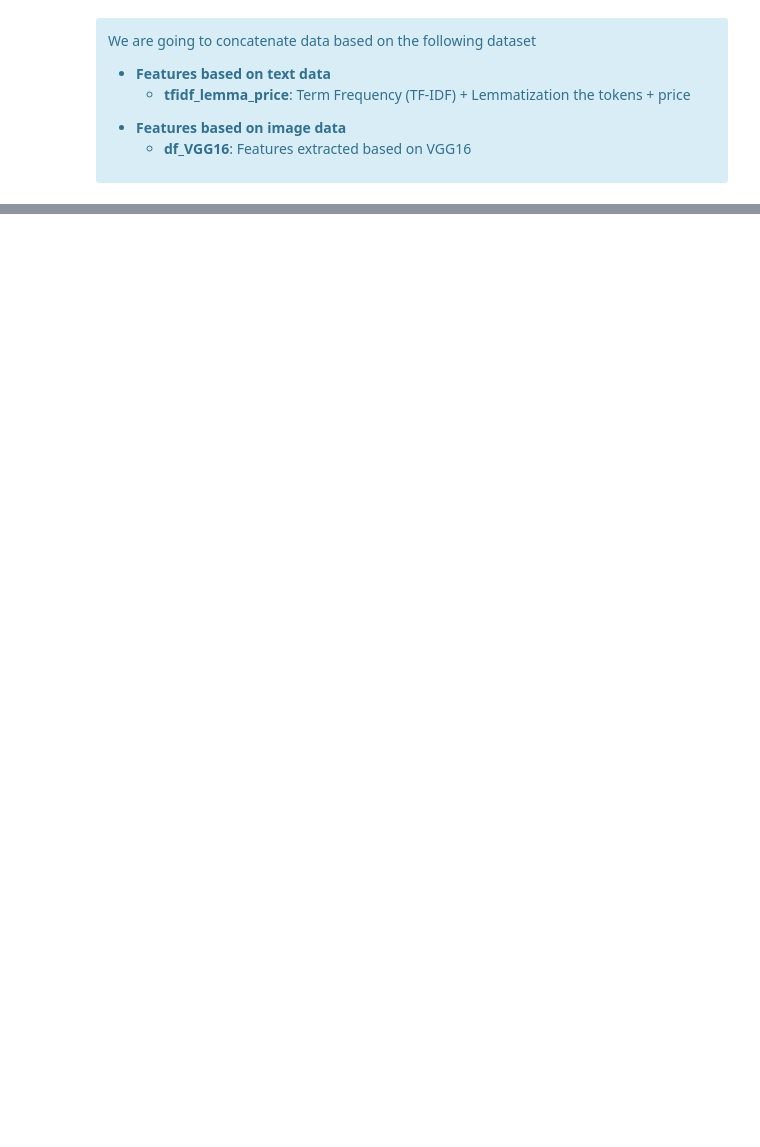
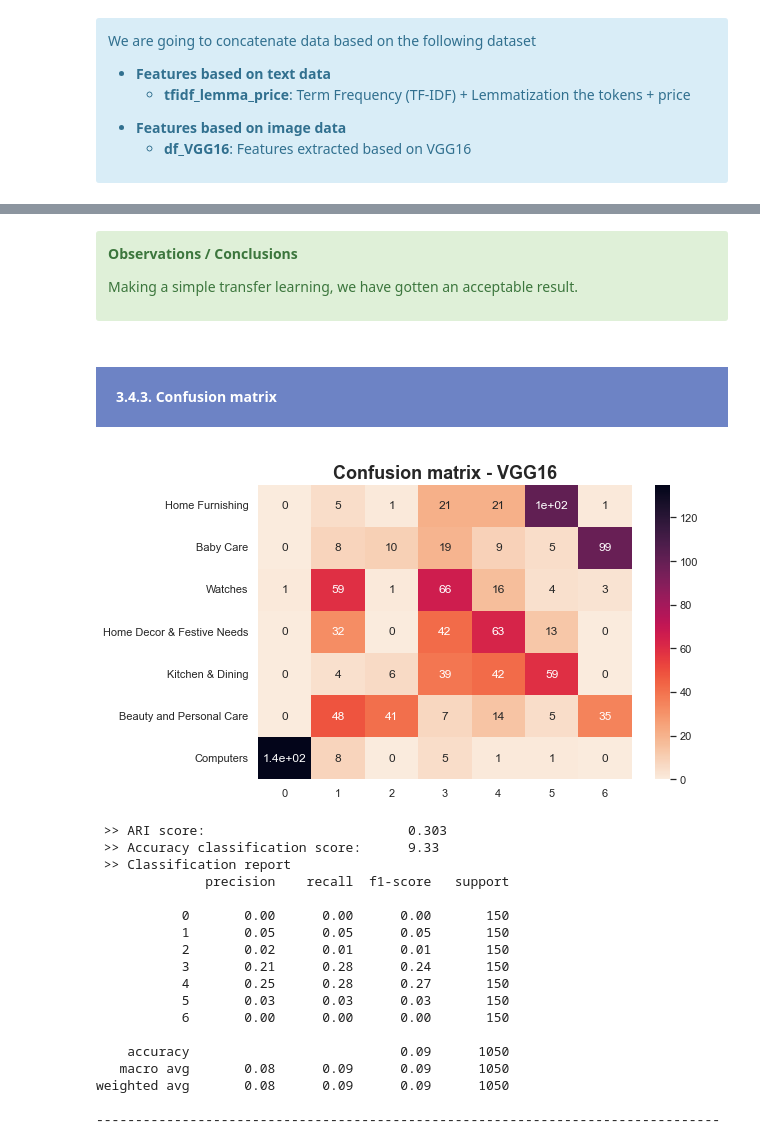
Before and after one commit to samirhinojosa/OC-P6-automatically-classify-consumer-goods, a Jupyter notebook: notebook_CNN.ipynb, the cells around one changed output, grey strips where cells are left out. Saved outputs shown, nothing was run; the diff lists cells and outputs as text; code cells hidden in the pictures; blank space fills up the shorter version.

Commit message:
transfer learning

```diff
--- a/notebook_CNN.ipynb
+++ b/notebook_CNN.ipynb
@@ -423,0 +594,52 @@ df_final = pd.merge(df_text, df_VGG16, left_index=True, right_index=True)
+# %% [markdown]
+<div class="alert alert-block alert-success">
+    <p><b>Observations / Conclusions</b></p>
+    <p>Making a simple transfer learning, we have gotten an acceptable result.</p>
+</div>
+# %% [markdown]
+<div style="background-color: #6D83C5;" >
+    <h4 style="margin: auto; padding: 20px; color:#fff; ">3.4.3. Confusion matrix</h4>
+</div>
+# %%
+df_matrix = confusion_matrix(df_scaled_pca_tsne["class_encode"],
+                             df_scaled_pca_tsne["cluster"])
+
+df_matrix = pd.DataFrame(df_matrix, index=[class_encode for class_encode in df_scaled_pca_tsne["class"].unique().tolist()],
+                         columns=range(len(df_scaled_pca_tsne["class"].unique())))
+
+plt.figure(figsize = (9, 5))
+plt.title("Confusion matrix - VGG16",
+         fontsize=18, fontweight="bold")
+sns.heatmap(df_matrix, annot=True, cmap="rocket_r")
+
+plt.tight_layout()
+plt.show()
+
+print(" >> ARI score:\t\t\t\t" + str(round(ari, 3)))
+print(" >> Accuracy classification score:\t" + str(round(accuracy_score(df_scaled_pca_tsne["class_encode"],
+                                                                        df_scaled_pca_tsne["cluster"])*100, 2)))
+
+print(" >> Classification report")
+print(classification_report(df_scaled_pca_tsne["class_encode"], df_scaled_pca_tsne["cluster"]))
+print("-"*80)
+print("\n")
+# %% [output]
+[figure, added]
+ >> ARI score:                          0.303
+ >> Accuracy classification score:      9.33
+ >> Classification report
+              precision    recall  f1-score   support
+
+           0       0.00      0.00      0.00       150
+           1       0.05      0.05      0.05       150
+           2       0.02      0.01      0.01       150
+           3       0.21      0.28      0.24       150
+           4       0.25      0.28      0.27       150
+           5       0.03      0.03      0.03       150
+           6       0.00      0.00      0.00       150
+
+    accuracy                           0.09      1050
+   macro avg       0.08      0.09      0.09      1050
+weighted avg       0.08      0.09      0.09      1050
+
+--------------------------------------------------------------------------------
```
Also changed, not shown: parts of 30 cells of this notebook, 1 other file.
